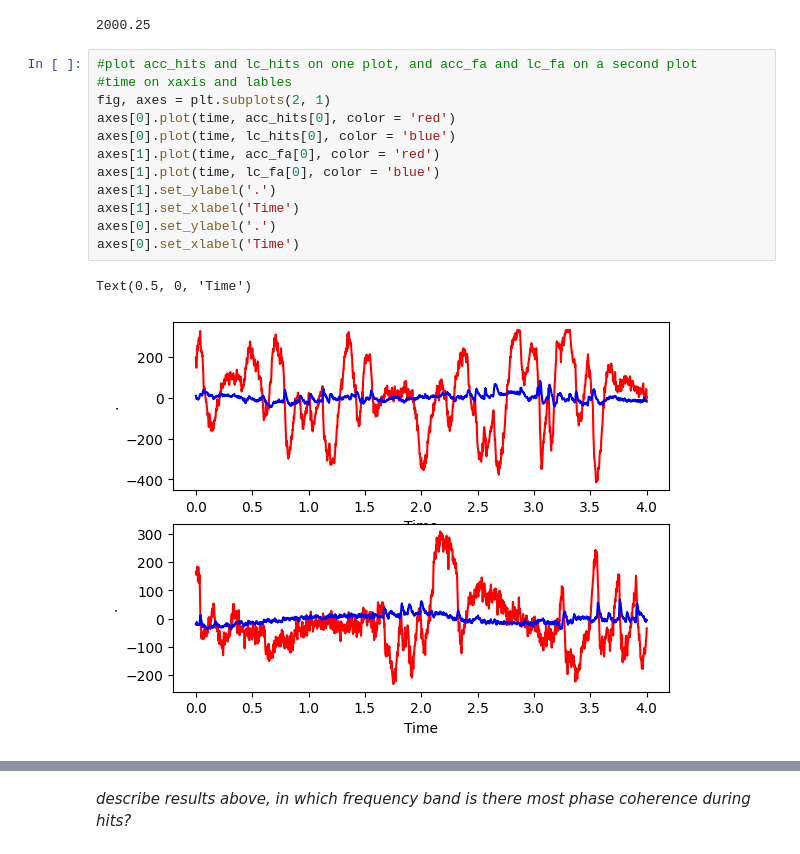
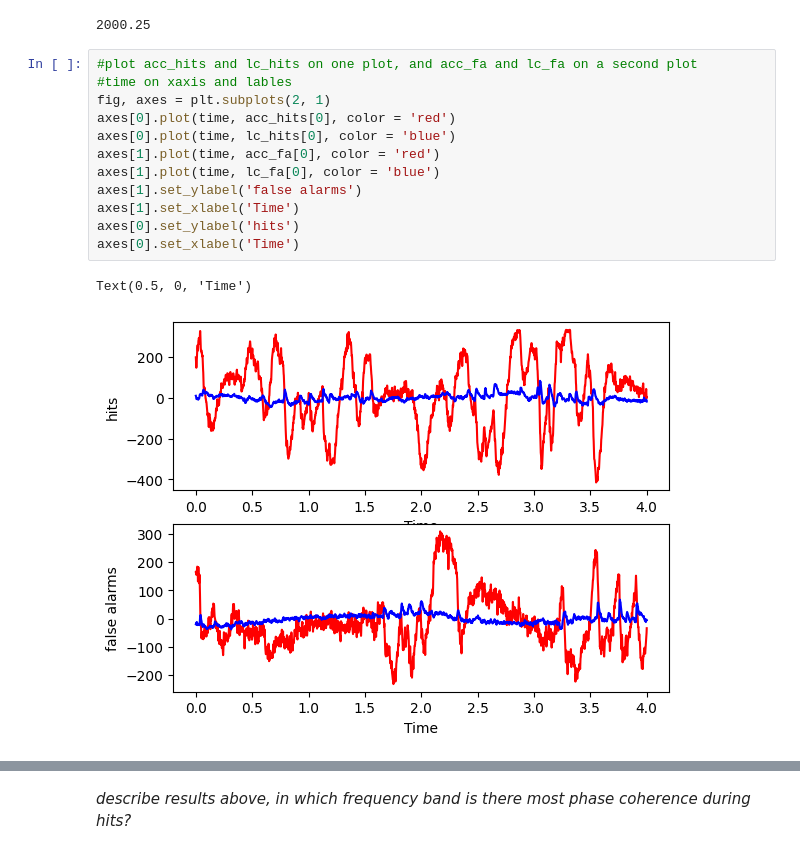
Before and after one commit to nellyfadil/Neuro-265, a Jupyter notebook: coding_homework_6.ipynb, the cells around one changed output, grey strips where cells are left out. Drawn from its saved outputs; the diff is of its cells as text.

```diff
--- a/coding_homework_6.ipynb
+++ b/coding_homework_6.ipynb
@@ -82,16 +82,16 @@ print(hz)
 # %%
 #plot acc_hits and lc_hits on one plot, and acc_fa and lc_fa on a second plot
 #time on xaxis and lables
 fig, axes = plt.subplots(2, 1)
 axes[0].plot(time, acc_hits[0], color = 'red')
 axes[0].plot(time, lc_hits[0], color = 'blue')
 axes[1].plot(time, acc_fa[0], color = 'red')
 axes[1].plot(time, lc_fa[0], color = 'blue')
-axes[1].set_ylabel('.')
+axes[1].set_ylabel('false alarms')
 axes[1].set_xlabel('Time')
-axes[0].set_ylabel('.')
+axes[0].set_ylabel('hits')
 axes[0].set_xlabel('Time')
 # %% [output]
 Text(0.5, 0, 'Time')
-[figure, old version]
+[figure, new version]
 # %% [markdown]
```
Also changed, not shown: parts of 4 cells of this notebook.
